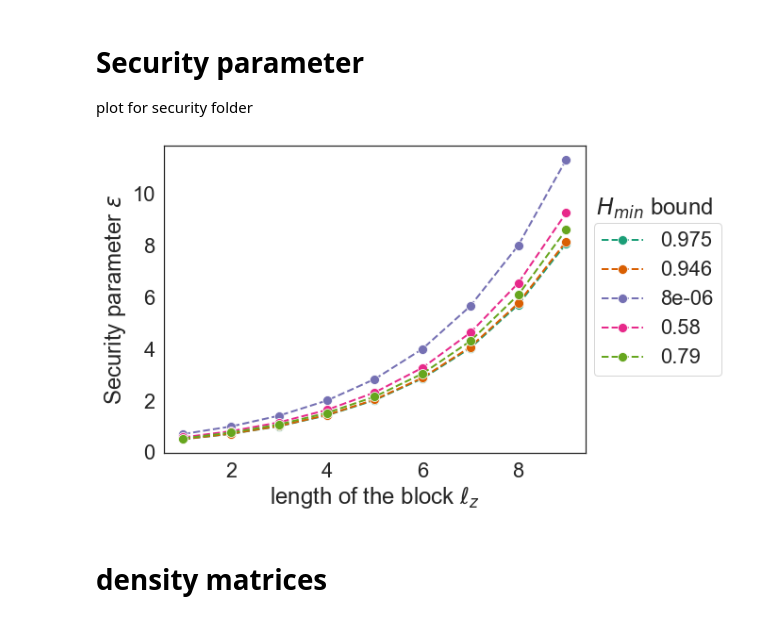
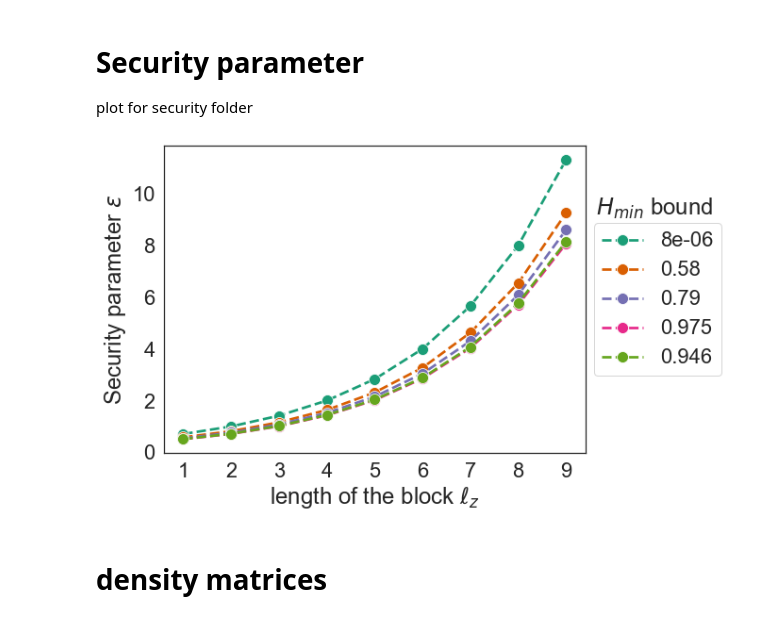
Before and after one commit to nicolezattarin/Quantum-Cryptography-protocols, a Jupyter notebook: QRNG/plots.ipynb, the cells around one changed output. Cells and saved outputs as stored; diff of their text form; code cells hidden in the pictures.

```diff
--- a/QRNG/plots.ipynb
+++ b/QRNG/plots.ipynb
@@ -24,27 +24,35 @@ Text(0.5, 0, '$\\Delta t$ [s]')
 # Security parameter
 plot for security folder
 # %%
-sec = pd.read_csv('security/security_untrusted.csv').drop(columns=['Unnamed: 0'])
-err = pd.read_csv('security/errsecurity_untrusted.csv').drop(columns=['Unnamed: 0'])
+sec = pd.read_csv('security/security_tomo.csv').drop(columns=['Unnamed: 0'])
+err = pd.read_csv('security/security_err_tomo.csv').drop(columns=['Unnamed: 0'])
+trsec = pd.read_csv('security/security_trusted.csv').drop(columns=['Unnamed: 0'])
+errtr = pd.read_csv('security/security_err_trusted.csv').drop(columns=['Unnamed: 0'])
+imagepath='security/security_tomo_trusted.pdf'
 # %%
 fig,ax=plt.subplots(figsize=(8,6))
 sns.set_theme(style='white',palette='Dark2',font_scale=2)
-lw=2
-ms=10
+lw=2.7
+ms=12
 ls='--'
 for h in sec.columns[:len(sec.columns)-1]:
     g=sns.lineplot(data=sec, x='length', y=h, ax=ax, lw=lw, label=h,
                 marker='o', markersize=ms, linestyle=ls)
     # ax.errorbar(x=sec['length'], y=sec[h], yerr=err[h], color='blue', ecolor='black',
-    #             lw = 0, elinewidth=4, uplims=True, lolims=True)
+    #             lw = 0, elinewidth=4, uplims=True, lolims=True, fmt='.k')
 
-g.legend(loc='center left', bbox_to_anchor=(1.02, 0.5), borderaxespad=0.)#, fontsize=23)
+for h in trsec.columns[:len(trsec.columns)-1]:
+    g=sns.lineplot(data=trsec, x='length', y=h, ax=ax, lw=lw, label=h,
+                marker='o', markersize=ms, linestyle=ls)
+
+g.legend(loc='center left', bbox_to_anchor=(1.02, 0.5), borderaxespad=0.)
 ax.set_ylabel(r"Security parameter $\epsilon$")
 ax.set_xlabel(r"length of the block $\ell_z$")
+ax.set_xticks(np.arange(1,10,1))
 fig.text(.92, 0.71, r"$H_{min}$ bound")
-fig.savefig('security/security.pdf', bbox_inches='tight')
+fig.savefig(imagepath, bbox_inches='tight')
 # %% [output]
-[figure, old version]
+[figure, new version]
 # %% [markdown]
 #  density matrices
 # %%
```
Also changed, not shown: parts of 4 cells of this notebook, 17 other files.
